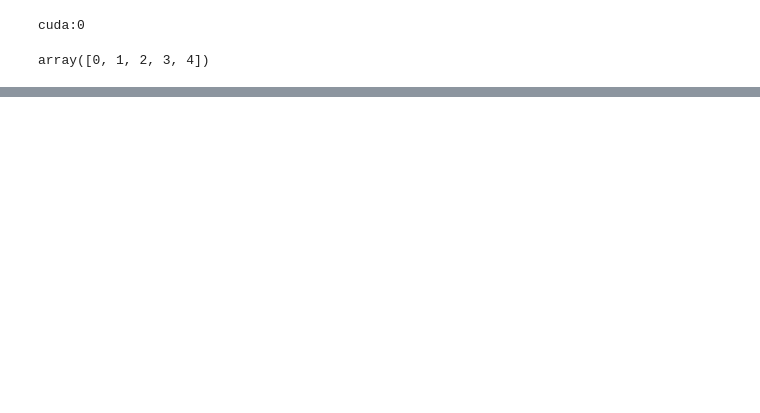
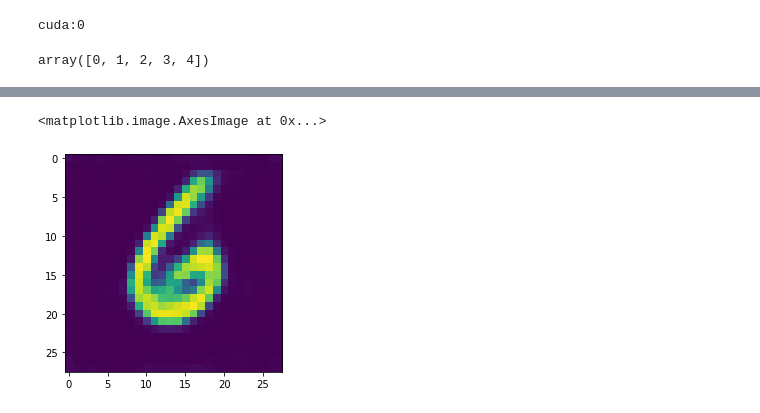
Before and after one commit to AlexGKim/SDSS_PAE, a Jupyter notebook: notebooks/forPub/TorchConvAE.ipynb, the cells around one changed output, grey strips where cells are left out. Saved outputs shown, nothing was run; the diff lists cells and outputs as text; code cells hidden in the pictures; blank space fills up the shorter version.

```diff
--- a/notebooks/forPub/TorchConvAE.ipynb
+++ b/notebooks/forPub/TorchConvAE.ipynb
@@ -483,4 +491,4 @@ Estimated Total Size (MB): 0.38
 ----------------------------------------------------------------
 # %%
-AE.train(20)
+AE.train(10)
 # %% [output]
@@ -496,0 +530,11 @@ epoch: 9, loss: 3.9481e-02
+# %%
+train_loader, valid_loader = get_data(data_params['dataset'],data_params['loc'],1)
+# %%
+data, _  = next(iter(train_loader))
+# %%
+recon = AE.forward(data.to(device))
+# %%
+plt.imshow(np.squeeze(recon.cpu().detach().numpy()))
+# %% [output]
+<matplotlib.image.AxesImage at 0x...>
+[figure, added]
```
Also changed, not shown: parts of 9 cells of this notebook.
